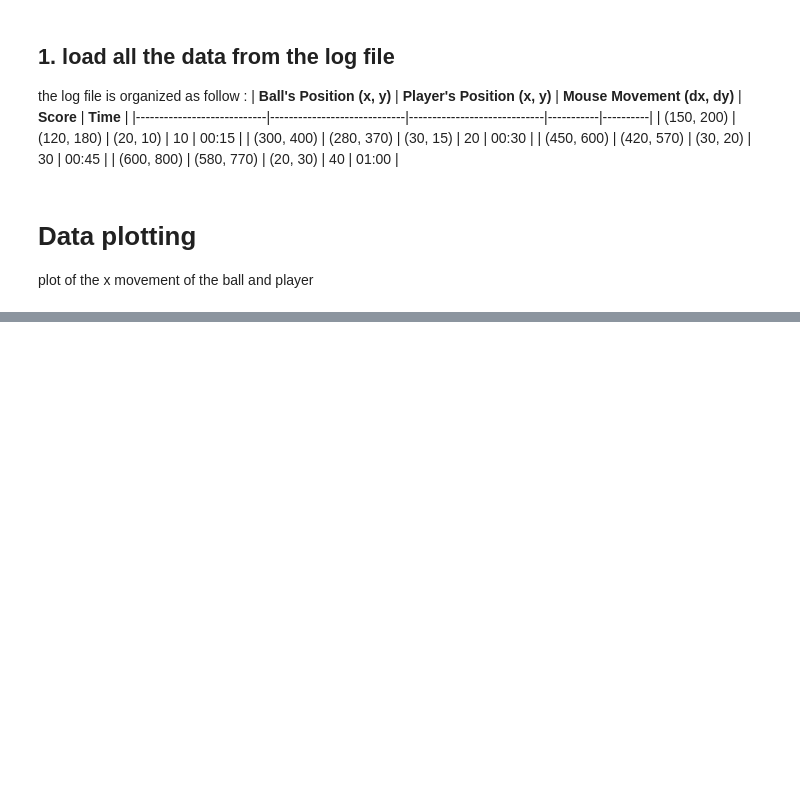
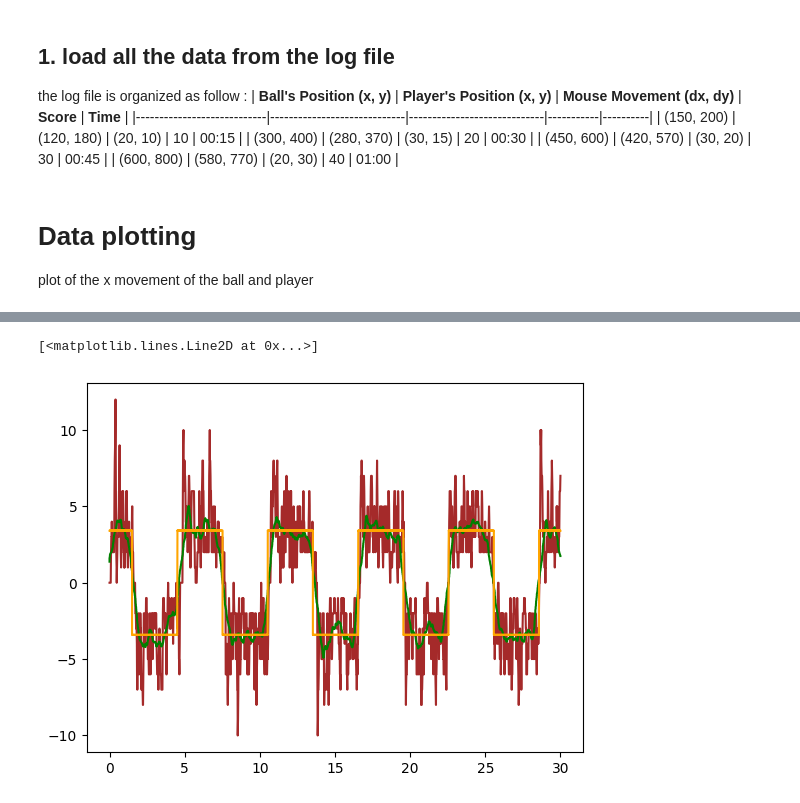
Before and after one commit to joaoMartinSaquet/ia2_learning_env, a Jupyter notebook: python_plotter/plotter.ipynb, the cells around one changed output, grey strips where cells are left out. Drawn from its saved outputs; the diff is of its cells as text; code cells hidden in the pictures; blank space fills up the shorter version.

```diff
--- a/python_plotter/plotter.ipynb
+++ b/python_plotter/plotter.ipynb
@@ -99,0 +136,14 @@ with open(file_name, 'w') as f:
+# %%
+def smooth(y, box_pts):
+    box = np.ones(box_pts)/box_pts
+    y_smooth = np.convolve(y, box, mode='same')
+    return y_smooth
+
+smdx = smooth(mdx, 100)
+
+plt.plot(time, mdx, 'brown', linestyle='-', label='mouse dx')
+plt.plot(time, smdx, 'green', linestyle='-', label='smoothed mouse dx')
+plt.plot(time[1:], dbx, 'orange', label='ball dx')
+# %% [output]
+[<matplotlib.lines.Line2D at 0x...>]
+[figure, added]
```
Also changed, not shown: parts of 6 cells of this notebook, 2 other files.
